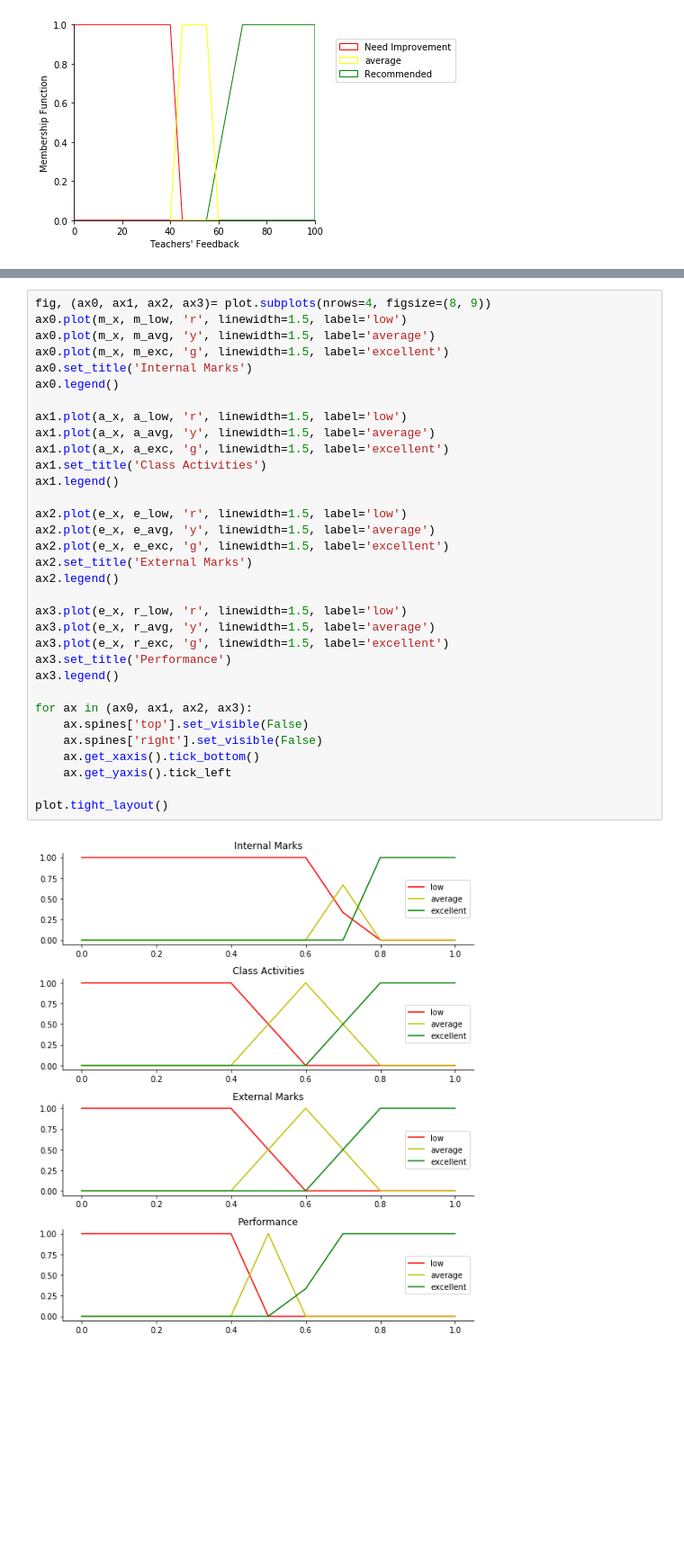
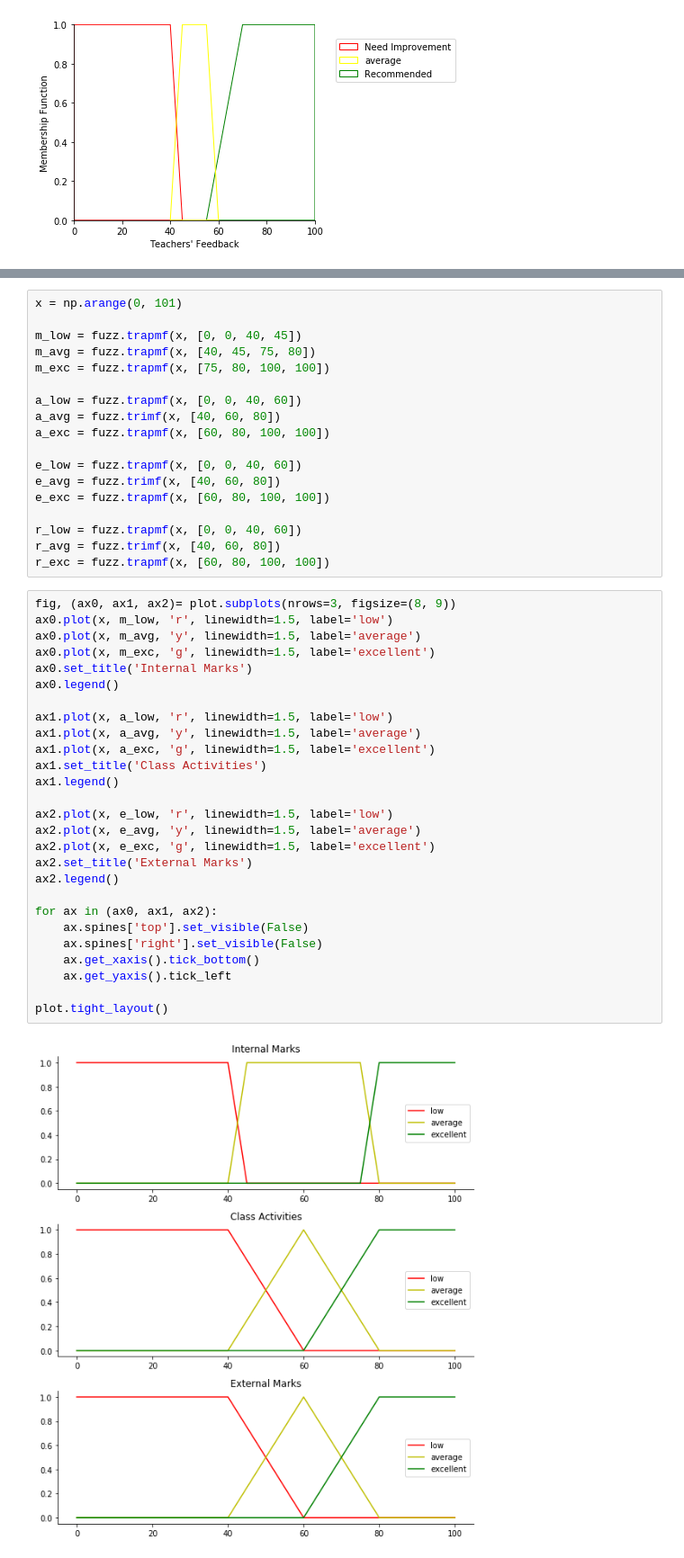
Before and after one commit to sawthiha/do-or-do-not-there-is-no-try, a Jupyter notebook: Implementation/Implementation.ipynb, the cells around one changed output, grey strips where cells are left out. Shown: that part at 90% size. Cells and saved outputs as stored; diff of their text form; blank space fills up the shorter version.

```diff
--- a/Implementation/Implementation.ipynb
+++ b/Implementation/Implementation.ipynb
@@ -142,35 +127,47 @@ e_exc = fuzz.trapmf(e_x, [0.6, 0.8, 1, 1])
+# %%
+x = np.arange(0, 101)
+
+m_low = fuzz.trapmf(x, [0, 0, 40, 45])
+m_avg = fuzz.trapmf(x, [40, 45, 75, 80])
+m_exc = fuzz.trapmf(x, [75, 80, 100, 100])
+
+a_low = fuzz.trapmf(x, [0, 0, 40, 60])
+a_avg = fuzz.trimf(x, [40, 60, 80])
+a_exc = fuzz.trapmf(x, [60, 80, 100, 100])
+
+e_low = fuzz.trapmf(x, [0, 0, 40, 60])
+e_avg = fuzz.trimf(x, [40, 60, 80])
+e_exc = fuzz.trapmf(x, [60, 80, 100, 100])
+
+r_low = fuzz.trapmf(x, [0, 0, 40, 60])
+r_avg = fuzz.trimf(x, [40, 60, 80])
+r_exc = fuzz.trapmf(x, [60, 80, 100, 100])
 # %%
-fig, (ax0, ax1, ax2, ax3)= plot.subplots(nrows=4, figsize=(8, 9))
-ax0.plot(m_x, m_low, 'r', linewidth=1.5, label='low')
-ax0.plot(m_x, m_avg, 'y', linewidth=1.5, label='average')
-ax0.plot(m_x, m_exc, 'g', linewidth=1.5, label='excellent')
+fig, (ax0, ax1, ax2)= plot.subplots(nrows=3, figsize=(8, 9))
+ax0.plot(x, m_low, 'r', linewidth=1.5, label='low')
+ax0.plot(x, m_avg, 'y', linewidth=1.5, label='average')
+ax0.plot(x, m_exc, 'g', linewidth=1.5, label='excellent')
 ax0.set_title('Internal Marks')
 ax0.legend()
 
-ax1.plot(a_x, a_low, 'r', linewidth=1.5, label='low')
-ax1.plot(a_x, a_avg, 'y', linewidth=1.5, label='average')
-ax1.plot(a_x, a_exc, 'g', linewidth=1.5, label='excellent')
+ax1.plot(x, a_low, 'r', linewidth=1.5, label='low')
+ax1.plot(x, a_avg, 'y', linewidth=1.5, label='average')
+ax1.plot(x, a_exc, 'g', linewidth=1.5, label='excellent')
 ax1.set_title('Class Activities')
 ax1.legend()
 
-ax2.plot(e_x, e_low, 'r', linewidth=1.5, label='low')
-ax2.plot(e_x, e_avg, 'y', linewidth=1.5, label='average')
-ax2.plot(e_x, e_exc, 'g', linewidth=1.5, label='excellent')
+ax2.plot(x, e_low, 'r', linewidth=1.5, label='low')
+ax2.plot(x, e_avg, 'y', linewidth=1.5, label='average')
+ax2.plot(x, e_exc, 'g', linewidth=1.5, label='excellent')
 ax2.set_title('External Marks')
 ax2.legend()
 
-ax3.plot(e_x, r_low, 'r', linewidth=1.5, label='low')
-ax3.plot(e_x, r_avg, 'y', linewidth=1.5, label='average')
-ax3.plot(e_x, r_exc, 'g', linewidth=1.5, label='excellent')
-ax3.set_title('Performance')
-ax3.legend()
-
-for ax in (ax0, ax1, ax2, ax3):
+for ax in (ax0, ax1, ax2):
     ax.spines['top'].set_visible(False)
     ax.spines['right'].set_visible(False)
     ax.get_xaxis().tick_bottom()
     ax.get_yaxis().tick_left
 
 plot.tight_layout()
 # %% [output]
-[figure, old version]
+[figure, new version]
```
Also changed, not shown: parts of 13 cells of this notebook, 17 other files.
